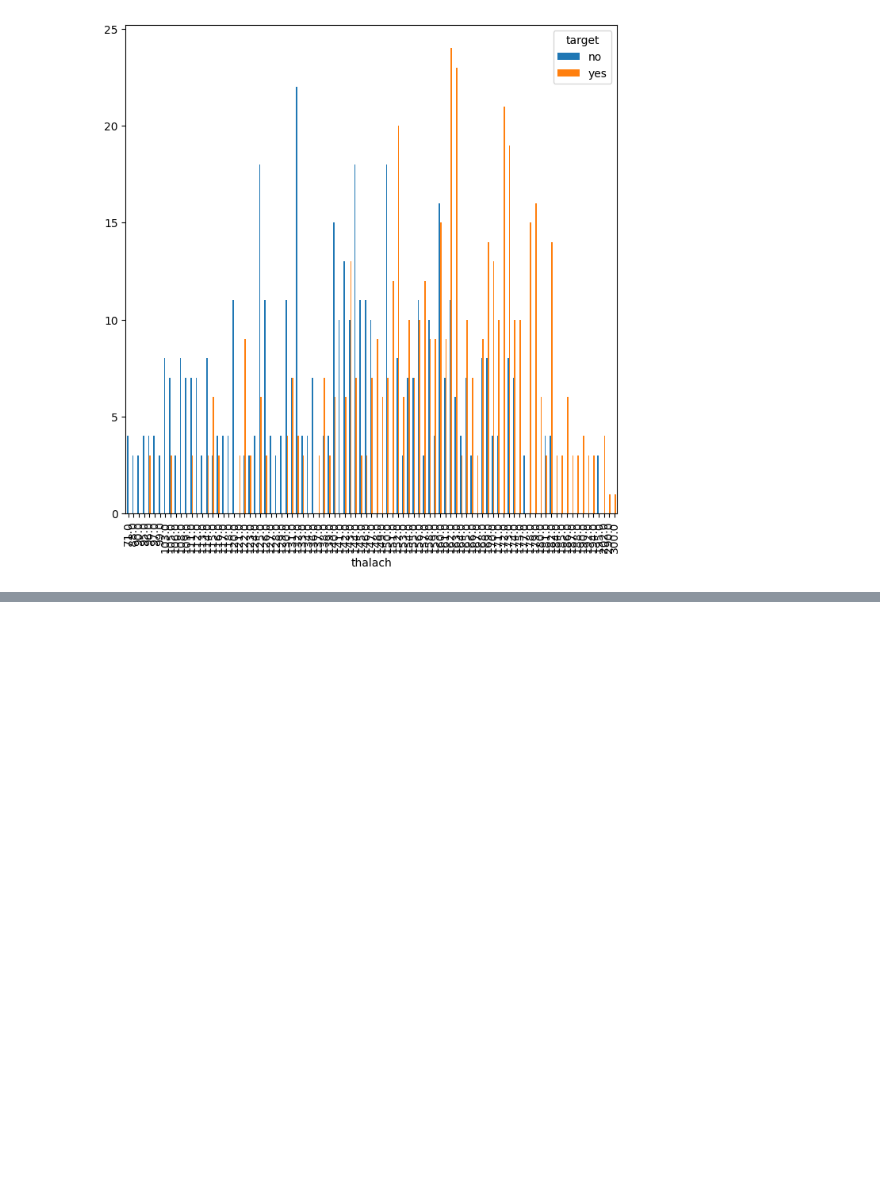
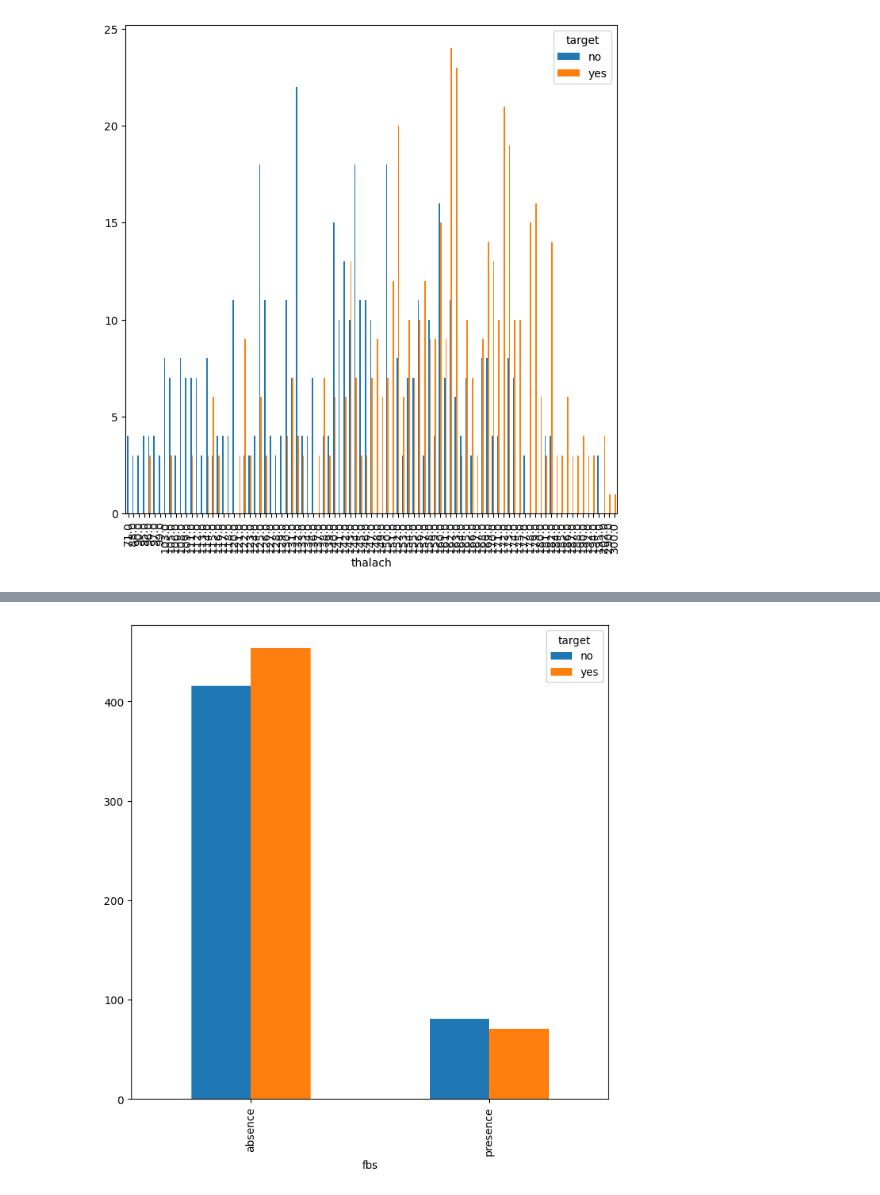
Before and after one commit to ehtisham-sadiq/Building-an-ML-Based-Heart-Disease-Diagnosis-System-with-Flask, a Jupyter notebook: notebook/EDA.ipynb, the cells around one changed output, grey strips where cells are left out. Cells and saved outputs as stored; diff of their text form; code cells hidden in the pictures; blank space fills up the shorter version.

```diff
--- a/notebook/EDA.ipynb
+++ b/notebook/EDA.ipynb
@@ -196,0 +218,4 @@ pd.crosstab(df.thalach, df.target).plot(kind='bar', figsize=(8,8));
+# %%
+pd.crosstab(df.fbs, df.target).plot(kind='bar', figsize=(8,8));
+# %% [output]
+[figure, added]
```
Also changed, not shown: parts of 41 cells of this notebook.
